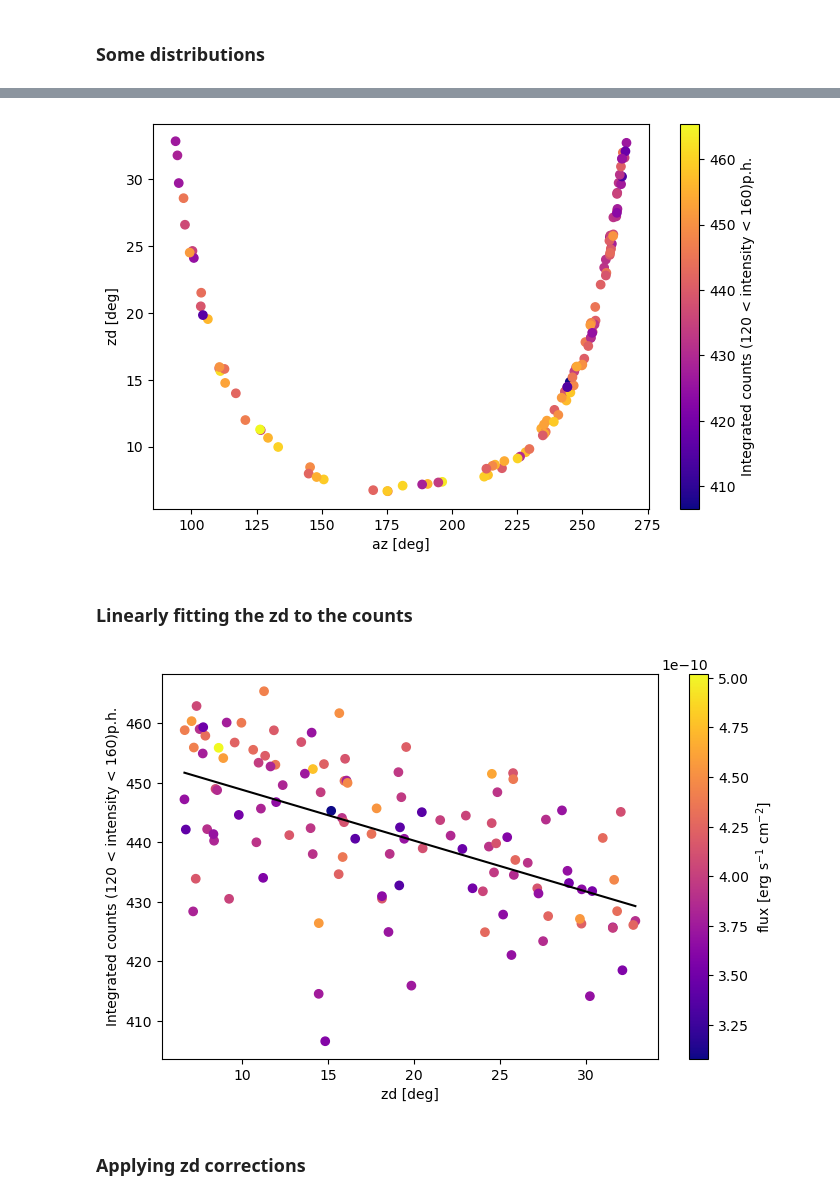
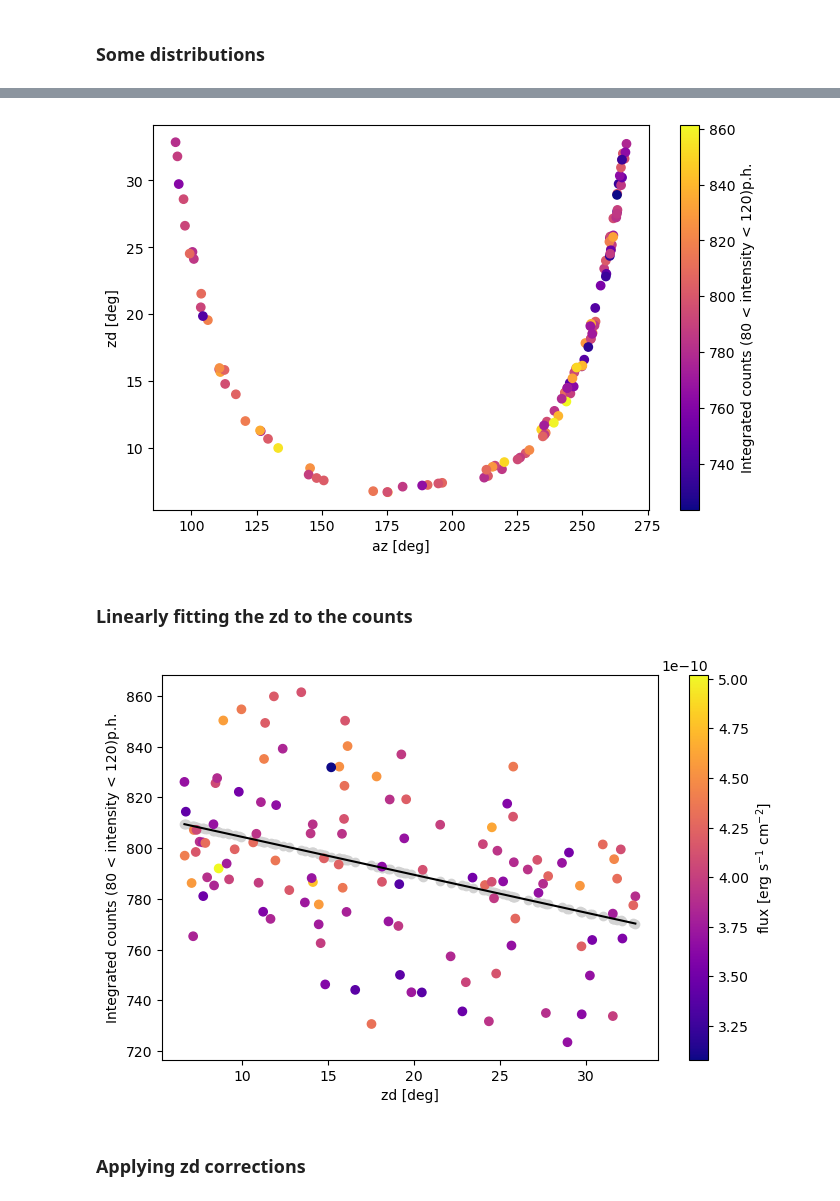
Before and after one commit to juanjq/cosmic_ray_data_correction, a Jupyter notebook: main.ipynb, the cells around one changed output, grey strips where cells are left out. Cells and saved outputs as stored; diff of their text form; code cells hidden in the pictures.

```diff
--- a/main.ipynb
+++ b/main.ipynb
@@ -42,7 +42,7 @@ e_lc_min = 100 * u.GeV
 e_lc_max = 20 * u.TeV
 
 # intensity integration limits
-intensity_integration_lims = [120, 160] #ph
+intensity_integration_lims = [80, 120] #ph
 # %%
 %%time
 ###################
@@ -197,33 +198,33 @@ ax.set_xlabel("az [deg]")
 ax.set_ylabel("zd [deg]")
 plt.show()
 # %% [output]
-[figure, old version]
+[figure, new version]
 # %% [markdown]
 ### Linearly fitting the zd to the counts
 # %%
 # Perform linear fit
 fit = np.polyfit(zd, counts_80_120, 1)
 fit_fn = np.poly1d(fit)
 
 line_values = fit_fn(zd)
 ratio = line_values/counts_80_120
 for i, run in enumerate(dict_dl2.keys()):
     dict_LC_2[run]["zd_correction"] = fit_fn(dict_LC_2[run]["zd"].value) / dict_dl2[run]["counts_80_120_ph"]
 
 fig, ax = plt.subplots(figsize=(8, 5))
 sc = ax.scatter(zd, counts_80_120, c=crabflux, cmap="plasma")
-# ax.scatter(zd, counts_80_120*ratio, color="lightgray", zorder=-10)
+ax.scatter(zd, counts_80_120*ratio, color="lightgray", zorder=-10)
 
 fig.colorbar(sc, label="flux [erg s${}^{-1}$ cm${}^{-2}$]")
 
 x_array = np.linspace(min(zd), max(zd), 200)
 plt.plot(x_array, fit_fn(x_array), '-k', label="Linear Fit")
 
 ax.set_ylabel(f"Integrated counts ({intensity_integration_lims[0]} < intensity < {intensity_integration_lims[1]})p.h.")
 ax.set_xlabel("zd [deg]")
 plt.show()
 # %% [output]
-[figure, old version]
+[figure, new version]
 # %% [markdown]
 ### Applying zd corrections
 # %%
```
Also changed, not shown: parts of 19 cells of this notebook.
